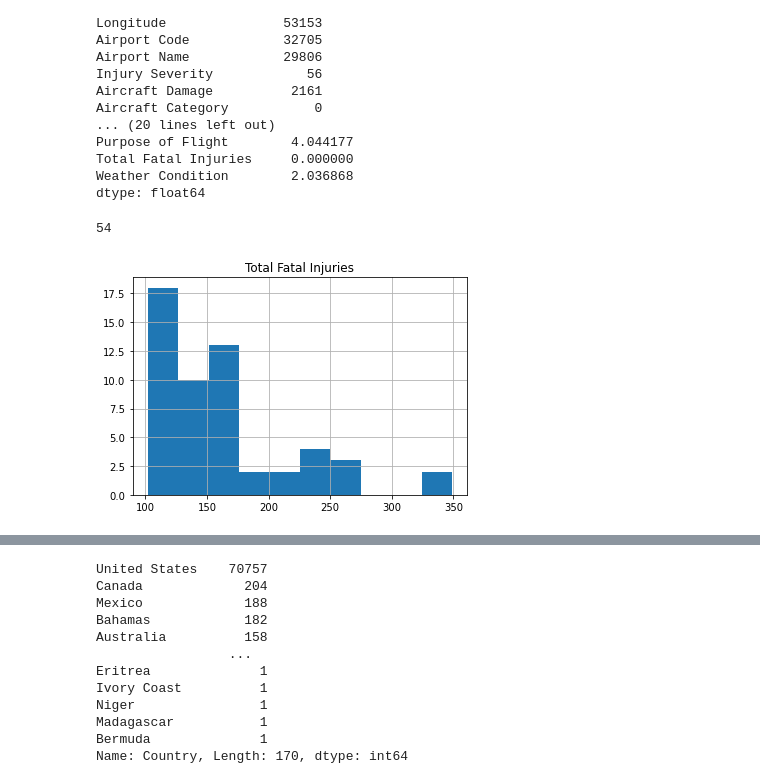
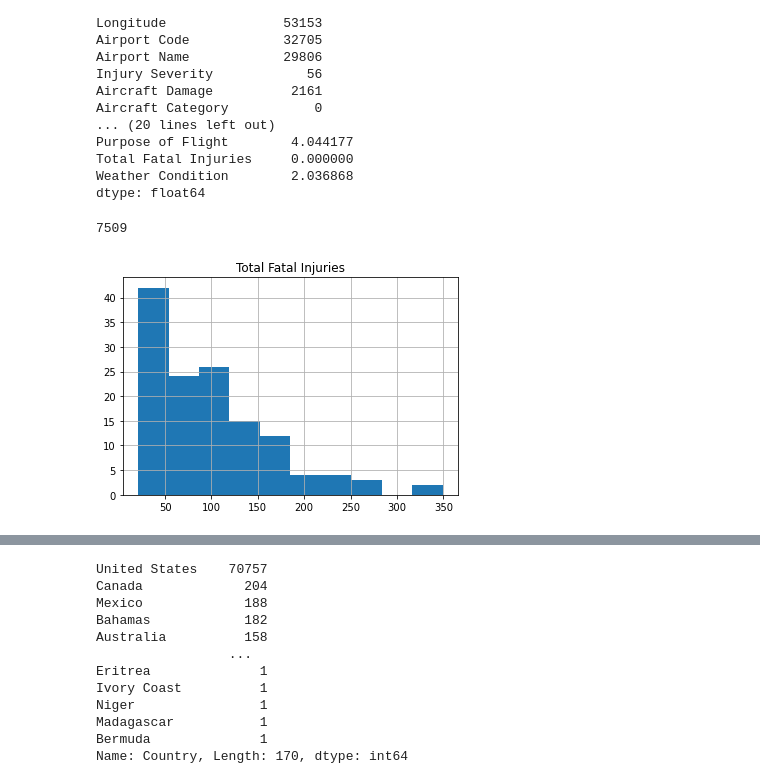
Before and after one commit to adkap2/Airplane_Crash_Analysis, a Jupyter notebook: airplane.ipynb, the cells around one changed output, grey strips where cells are left out. Saved outputs shown, nothing was run; the diff lists cells and outputs as text; code cells hidden in the pictures.

```diff
--- a/airplane.ipynb
+++ b/airplane.ipynb
@@ -117,11 +117,11 @@ Weather Condition        2.036868
 dtype: float64
 # %%
 # Looking at histogram of fatal injuries above 100
-data[data['Total Fatal Injuries'] > 100].hist() # looking at only plane crashes with greater than 100 fatalities
-len(data[data['Total Fatal Injuries'] > 100]) # Dropped down to 54 plane crashes
+data[data['Total Fatal Injuries'] > 20].hist() # looking at only plane crashes with greater than 100 fatalities
+len(data[data['Total Fatal Injuries'] > 1]) # Dropped down to 54 plane crashes
 # %% [output]
-54
+7509
-[figure, old version]
+[figure, new version]
 # %%
 # Make new dataframe filtered by > 25 Total Fatal Injuries
 data_sig_fatal = data[data['Total Fatal Injuries'] > 25] # Drop to only crashes including more than 25 fatalities
```
Also changed, not shown: parts of 3 cells of this notebook.
